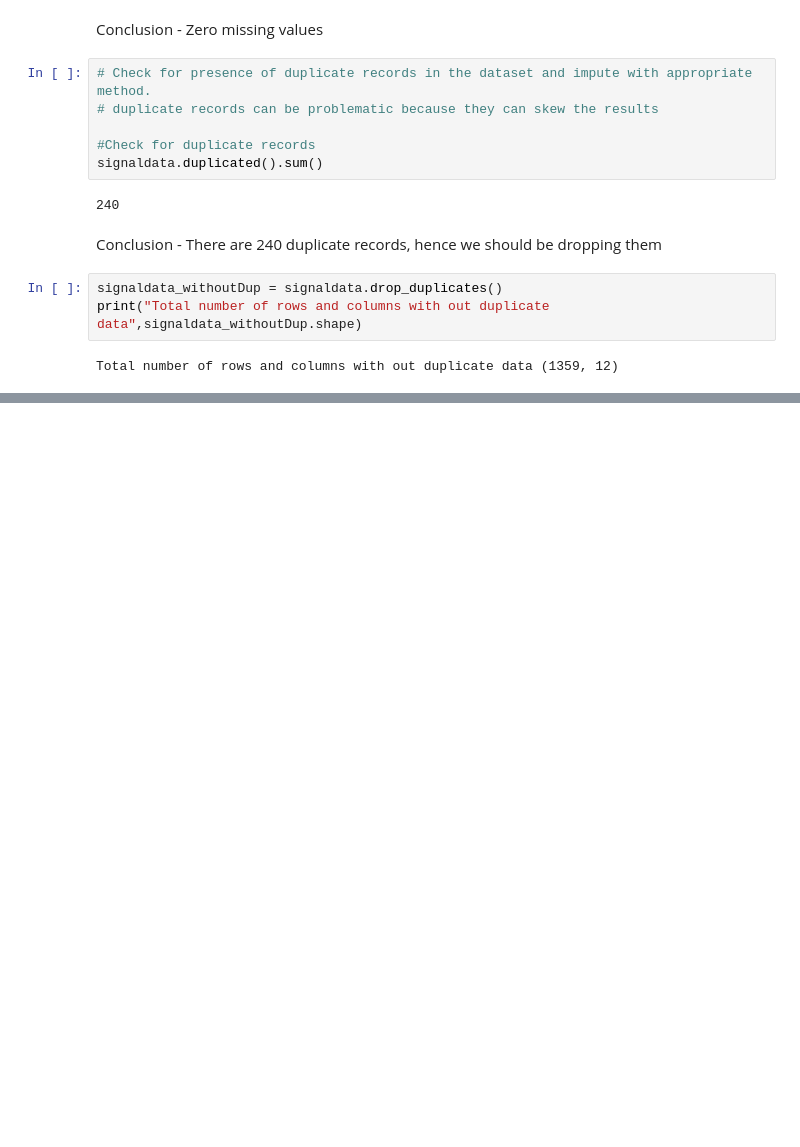
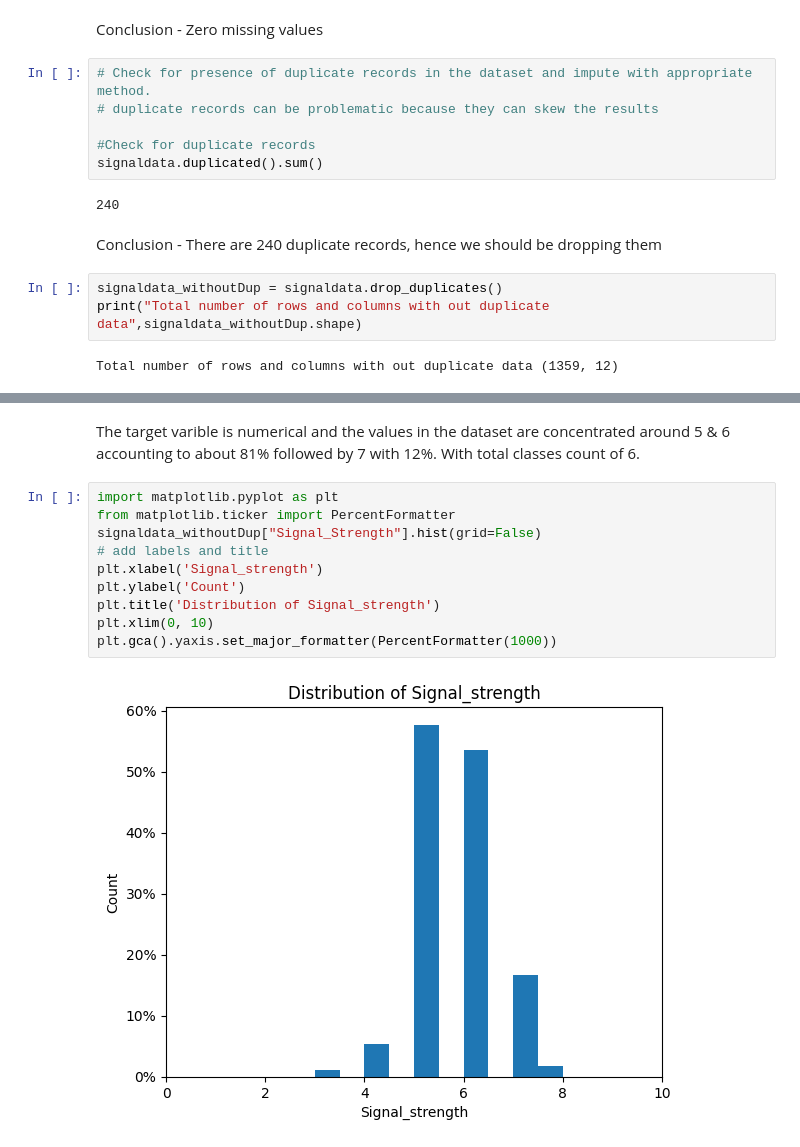
Before and after one commit to adithya72/Deep-Learning, a Jupyter notebook: SingalQualityPredictionModel.ipynb, the cells around one changed output, grey strips where cells are left out. Cells and saved outputs as stored; diff of their text form; blank space fills up the shorter version.

```diff
--- a/SingalQualityPredictionModel.ipynb
+++ b/SingalQualityPredictionModel.ipynb
@@ -111,0 +148,14 @@ Total number of rows and columns with out duplicate data (1359, 12)
+# %% [markdown]
+The target varible is numerical and the values in the dataset are concentrated around 5 & 6 accounting to about 81% followed by 7 with 12%. With total classes count of 6.
+# %%
+import matplotlib.pyplot as plt
+from matplotlib.ticker import PercentFormatter
+signaldata_withoutDup["Signal_Strength"].hist(grid=False)
+# add labels and title
+plt.xlabel('Signal_strength')
+plt.ylabel('Count')
+plt.title('Distribution of Signal_strength')
+plt.xlim(0, 10)
+plt.gca().yaxis.set_major_formatter(PercentFormatter(1000))
+# %% [output]
+[figure, added]
```
Also changed, not shown: parts of 44 cells of this notebook.
